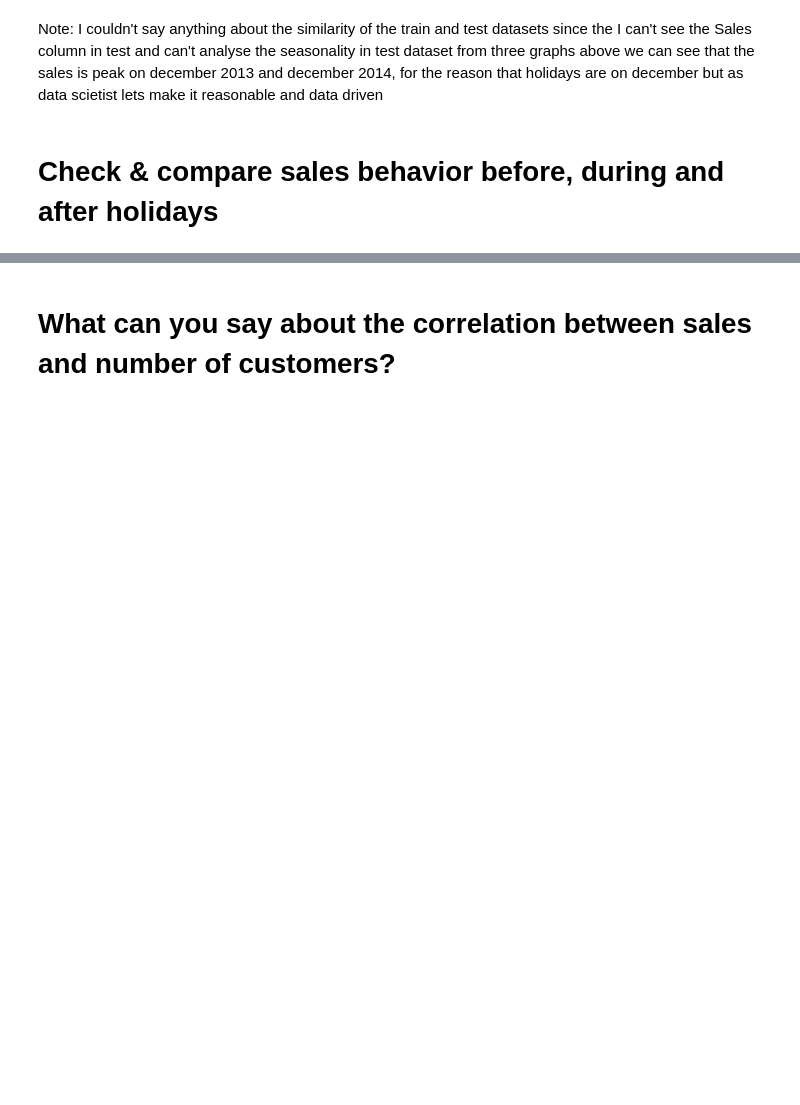
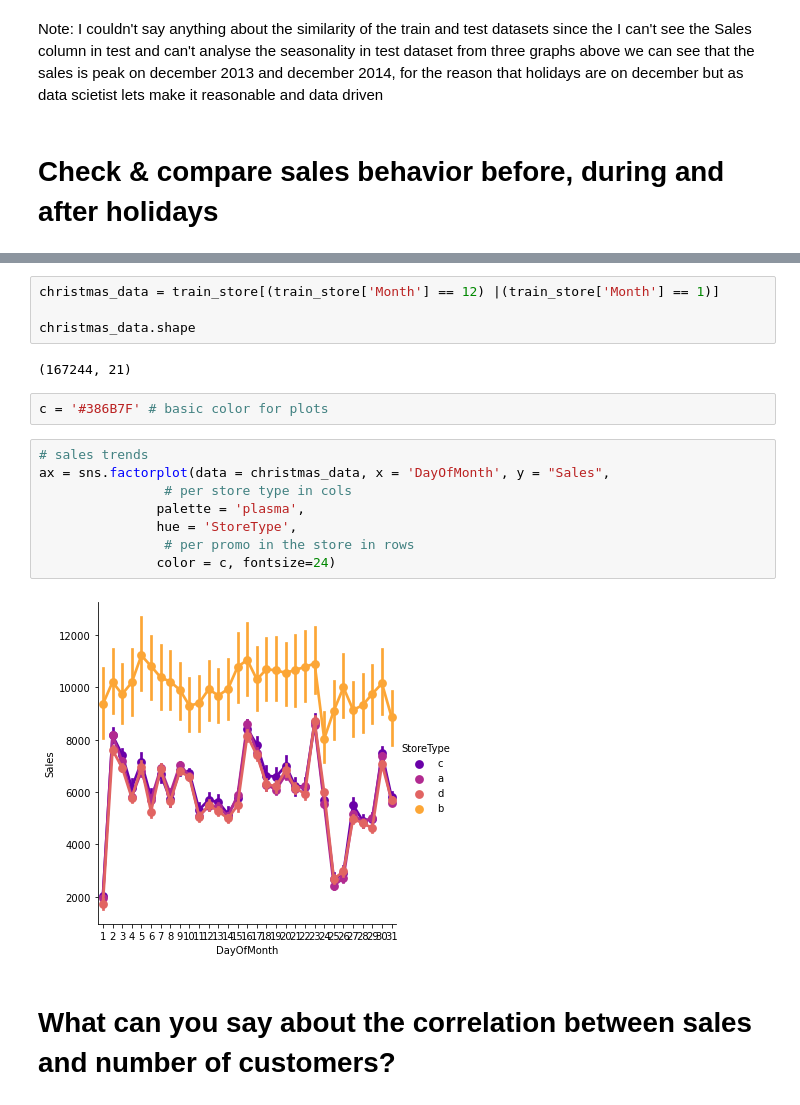
Before and after one commit to Natty-star/Pharmaceutical-Sales-prediction-across-multiple-stores, a Jupyter notebook: notebook/Pharmaceutical_sales_pridiction.ipynb, the cells around one changed output, grey strips where cells are left out. Cells and saved outputs as stored; diff of their text form; blank space fills up the shorter version.

```diff
--- a/notebook/Pharmaceutical_sales_pridiction.ipynb
+++ b/notebook/Pharmaceutical_sales_pridiction.ipynb
@@ -272,3 +297,21 @@ KeyError: 'Month'
+# %%
+christmas_data = train_store[(train_store['Month'] == 12) |(train_store['Month'] == 1)]
+
+christmas_data.shape
+# %% [output]
+(167244, 21)
+# %%
+c = '#386B7F' # basic color for plots
+# %%
+# sales trends
+ax = sns.factorplot(data = christmas_data, x = 'DayOfMonth', y = "Sales",
+                # per store type in cols
+               palette = 'plasma',
+               hue = 'StoreType',
+                # per promo in the store in rows
+               color = c, fontsize=24)
+# %% [output]
+[figure, added]
 # %% [markdown]
 # What can you say about the correlation between sales and number of customers?
 # %%
```
Also changed, not shown: parts of 23 cells of this notebook.
